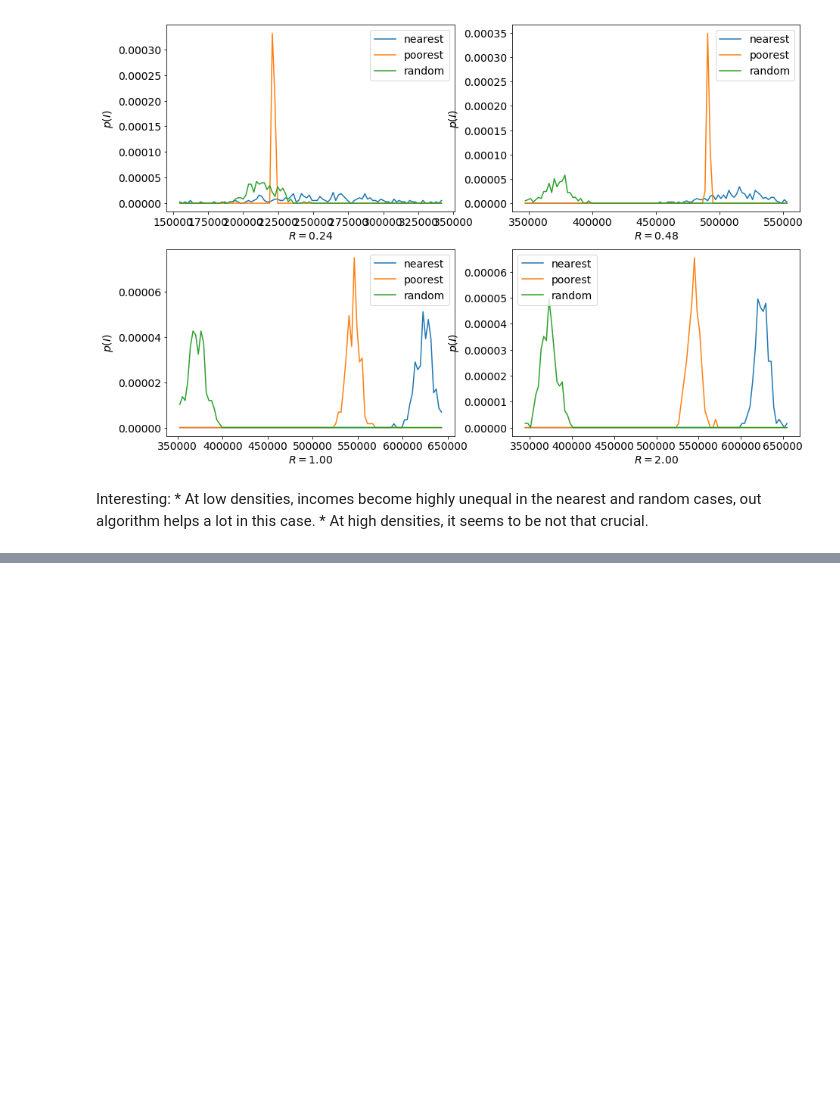
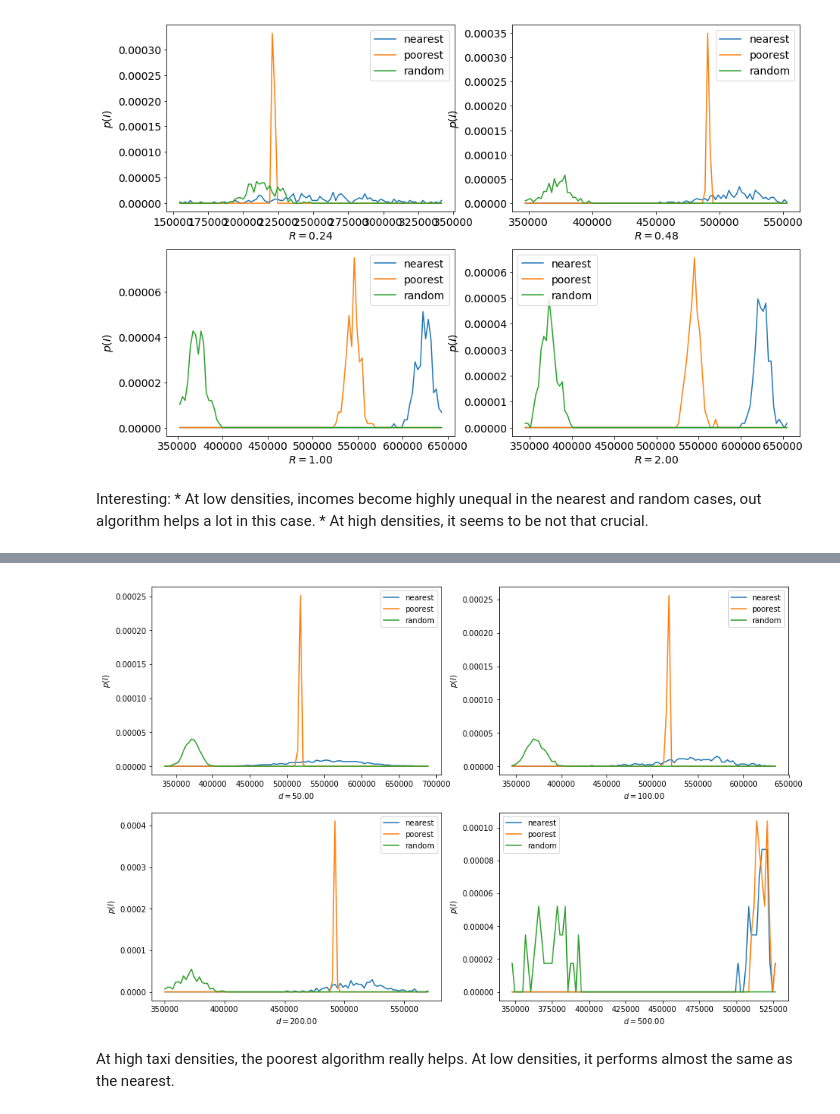
Before and after one commit to bokae/taxi, a Jupyter notebook: result_visualizer.ipynb, the cells around one changed output, grey strips where cells are left out. Saved outputs shown, nothing was run; the diff lists cells and outputs as text; code cells hidden in the pictures; blank space fills up the shorter version.

```diff
--- a/result_visualizer.ipynb
+++ b/result_visualizer.ipynb
@@ -173,0 +198,21 @@ Interesting:
+# %%
+df2 = pd.DataFrame([extract_income_distr(k) for k in data_structure if 'base_fixed_ratio' in k])
+# %%
+df2['matching'] = df2['matching'].map(algnames)
+df2 = pd.pivot_table(df2,index='d',columns='matching',values='trip_avg_price',aggfunc=lambda x:x)
+
+df2['min']=df2.apply(lambda row: min([min(row[c]) for c in ['nearest','poorest','random']]),axis=1)
+df2['max']=df2.apply(lambda row: max([max(row[c]) for c in ['nearest','poorest','random']]),axis=1)
+# %%
+fig,ax = plt.subplots(nrows=2,ncols=2,figsize=(15,10))
+for i,d in enumerate(df2.index):
+    for c in ['nearest','poorest','random']:
+        y,x = np.histogram(df2.loc[d][c],range=(df2.loc[d]['min'],df2.loc[d]['max']),bins=100,density=True)
+        ax[int(i/2),i%2].plot(x[1:],y,label=c)
+    ax[int(i/2),i%2].legend()
+    ax[int(i/2),i%2].set_ylabel(r'$p(I)$')
+    ax[int(i/2),i%2].set_xlabel(r'$d=%.2f$' % d)
+# %% [output]
+[figure, added]
+# %% [markdown]
+At high taxi densities, the poorest algorithm really helps. At low densities, it performs almost the same as the nearest.
```
Also changed, not shown: parts of 15 cells of this notebook.
